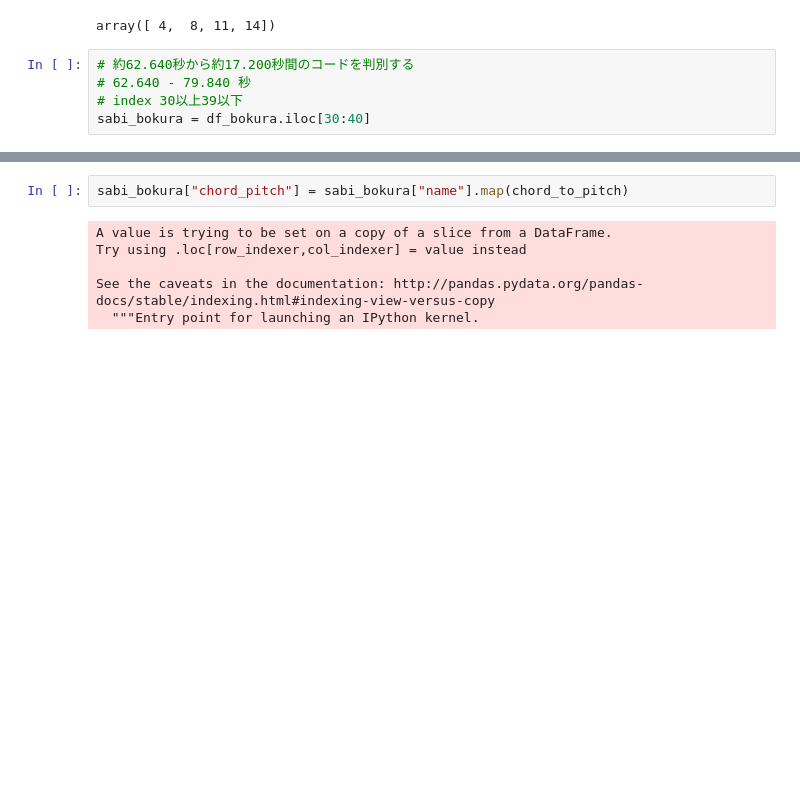
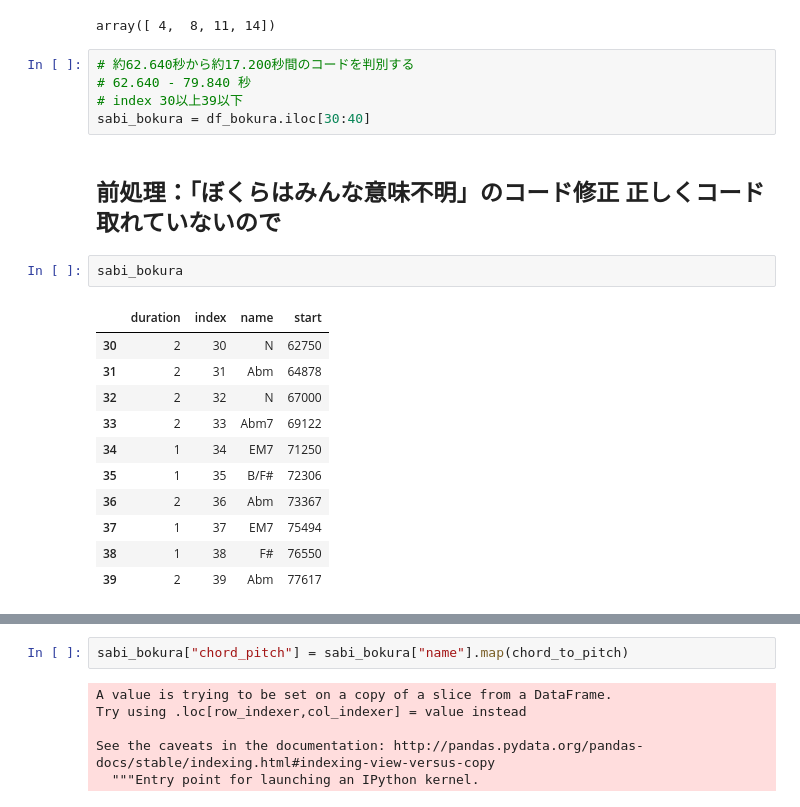
Before and after one commit to Linus-MK/audio_chord_analysis, a Jupyter notebook: perse_songle_api.ipynb, the cells around one changed output, grey strips where cells are left out. Drawn from its saved outputs; the diff is of its cells as text; blank space fills up the shorter version.

Commit message:
前処理：「ぼくらはみんな意味不明」のコード修正 正しくコード取れていないので

```diff
--- a/perse_songle_api.ipynb
+++ b/perse_songle_api.ipynb
@@ -163,3 +163,19 @@ array([ 4,  8, 11, 14])
 # 62.640 - 79.840 秒
 # index 30以上39以下
 sabi_bokura = df_bokura.iloc[30:40]
+# %% [markdown]
+## 前処理：「ぼくらはみんな意味不明」のコード修正 正しくコード取れていないので
+# %%
+sabi_bokura
+# %% [output]
+|  | duration | index | name | start |
+| 30 | 2 | 30 | N | 62750 |
+| 31 | 2 | 31 | Abm | 64878 |
+| 32 | 2 | 32 | N | 67000 |
+| 33 | 2 | 33 | Abm7 | 69122 |
+| 34 | 1 | 34 | EM7 | 71250 |
+| 35 | 1 | 35 | B/F# | 72306 |
+| 36 | 2 | 36 | Abm | 73367 |
+| 37 | 1 | 37 | EM7 | 75494 |
+| 38 | 1 | 38 | F# | 76550 |
+| 39 | 2 | 39 | Abm | 77617 |
```
Also changed, not shown: parts of 11 cells of this notebook.
